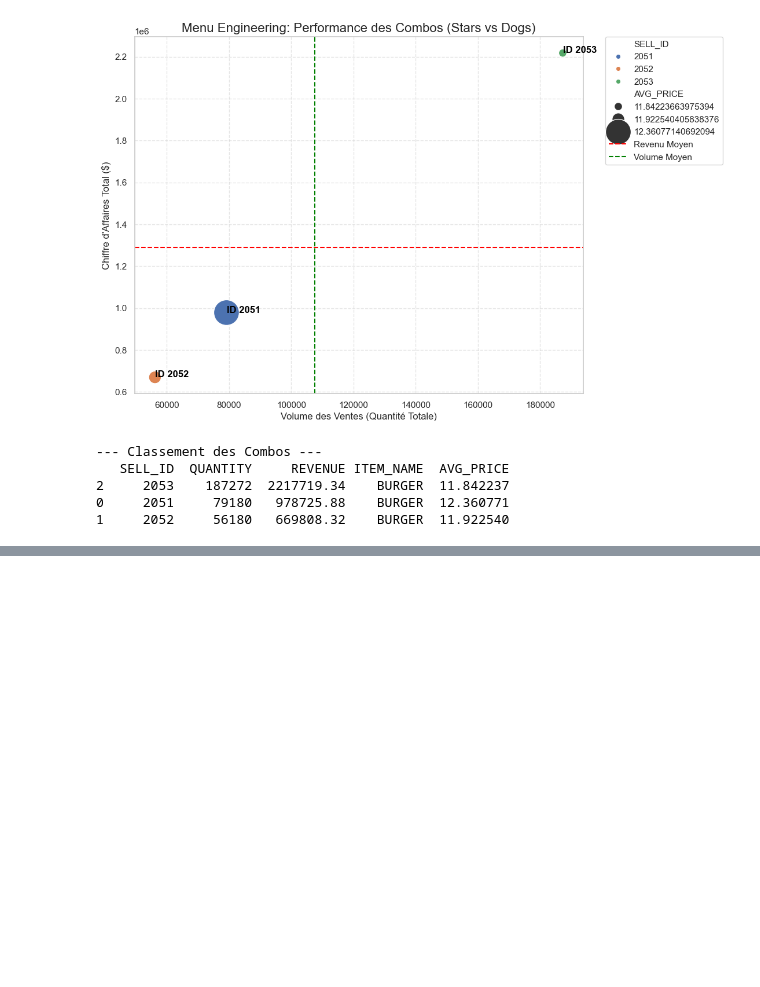
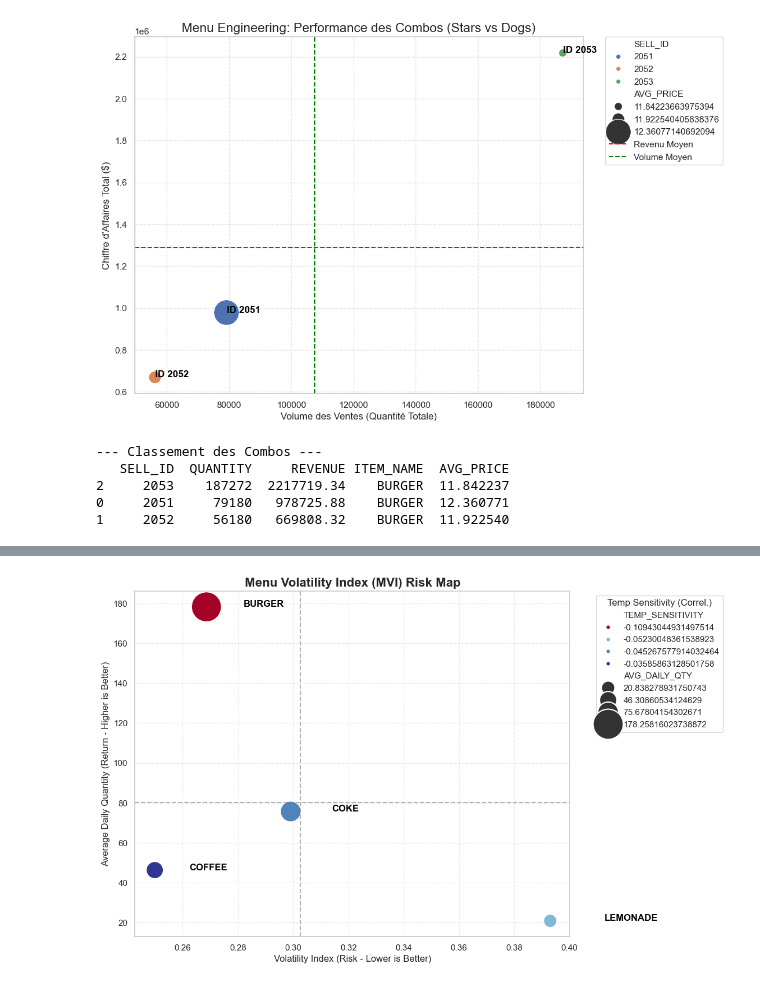
Before and after one commit to leojeulinmerville/Team_Chalenge_Coffee, a Jupyter notebook: jeremie/master.ipynb, the cells around one changed output, grey strips where cells are left out. Saved outputs shown, nothing was run; the diff lists cells and outputs as text; code cells hidden in the pictures; blank space fills up the shorter version.

```diff
--- a/jeremie/master.ipynb
+++ b/jeremie/master.ipynb
@@ -502,0 +564,82 @@ print(combo_performance.sort_values('REVENUE', ascending=False))
+# %%
+import pandas as pd
+import numpy as np
+import matplotlib.pyplot as plt
+import seaborn as sns
+
+# 1. Prepare Daily Sales Data per Item
+# Group by Date and Item to get daily totals and weather context
+daily_sales = df_final.groupby(['CALENDAR_DATE', 'ITEM_NAME']).agg(
+    QUANTITY=('QUANTITY', 'sum'),
+    AVG_TEMP=('AVERAGE_TEMPERATURE_C', 'mean'),
+).reset_index()
+
+# 2. Calculate MVI Metrics for Each Item
+mvi_data = []
+for item in daily_sales['ITEM_NAME'].unique():
+    data = daily_sales[daily_sales['ITEM_NAME'] == item]
+
+    avg_qty = data['QUANTITY'].mean()
+
+    # Volatility Index (Risk): Coefficient of Variation
+    volatility = data['QUANTITY'].std() / avg_qty
+
+    # Temperature Sensitivity (Beta): Correlation with Temperature
+    temp_corr = data['QUANTITY'].corr(data['AVG_TEMP'])
+
+    mvi_data.append({
+        'ITEM_NAME': item,
+        'AVG_DAILY_QTY': avg_qty,
+        'VOLATILITY_INDEX': volatility,
+        'TEMP_SENSITIVITY': temp_corr,
+    })
+
+df_mvi = pd.DataFrame(mvi_data)
+
+# 3. Visualization: MVI Risk Map (Volatility vs. Return)
+plt.figure(figsize=(10, 8))
+
+# Define the central dividing lines
+mean_vol = df_mvi['VOLATILITY_INDEX'].mean()
+mean_qty = df_mvi['AVG_DAILY_QTY'].mean()
+
+# Scatter Plot: Volatility vs. Return, Colored by Temperature Sensitivity
+sns.scatterplot(
+    data=df_mvi,
+    x='VOLATILITY_INDEX',
+    y='AVG_DAILY_QTY',
+    hue='TEMP_SENSITIVITY',
+    size='AVG_DAILY_QTY',
+    sizes=(300, 1500), # Size proportional to volume
+    palette='RdYlBu', # Red/Yellow/Blue palette for heat/cold correlation
+    legend='full'
+)
+
+# Add dividing lines for visual quadrants
+plt.axvline(mean_vol, color='gray', linestyle='--', alpha=0.6)
+plt.axhline(mean_qty, color='gray', linestyle='--', alpha=0.6)
+
+# Add item labels
+for i in range(df_mvi.shape[0]):
+    plt.text(
+        df_mvi['VOLATILITY_INDEX'][i] * 1.05,
+        df_mvi['AVG_DAILY_QTY'][i],
+        df_mvi['ITEM_NAME'][i],
+        horizontalalignment='left',
+        size='medium',
+        color='black',
+        weight='semibold'
+    )
+
+plt.title('Menu Volatility Index (MVI) Risk Map', fontsize=16, fontweight='bold')
+plt.xlabel('Volatility Index (Risk - Lower is Better)', fontsize=12)
+plt.ylabel('Average Daily Quantity (Return - Higher is Better)', fontsize=12)
+plt.legend(title='Temp Sensitivity (Correl.)', bbox_to_anchor=(1.05, 1), loc=2)
+plt.grid(True, linestyle='--', alpha=0.4)
+plt.show()
+
+print("\n--- MVI Metrics Table ---")
+# Print the data table for precise decision-making
+print(df_mvi.sort_values('AVG_DAILY_QTY', ascending=False))
+# %% [output]
+[figure, added]
```
Also changed, not shown: parts of 4 cells of this notebook.
